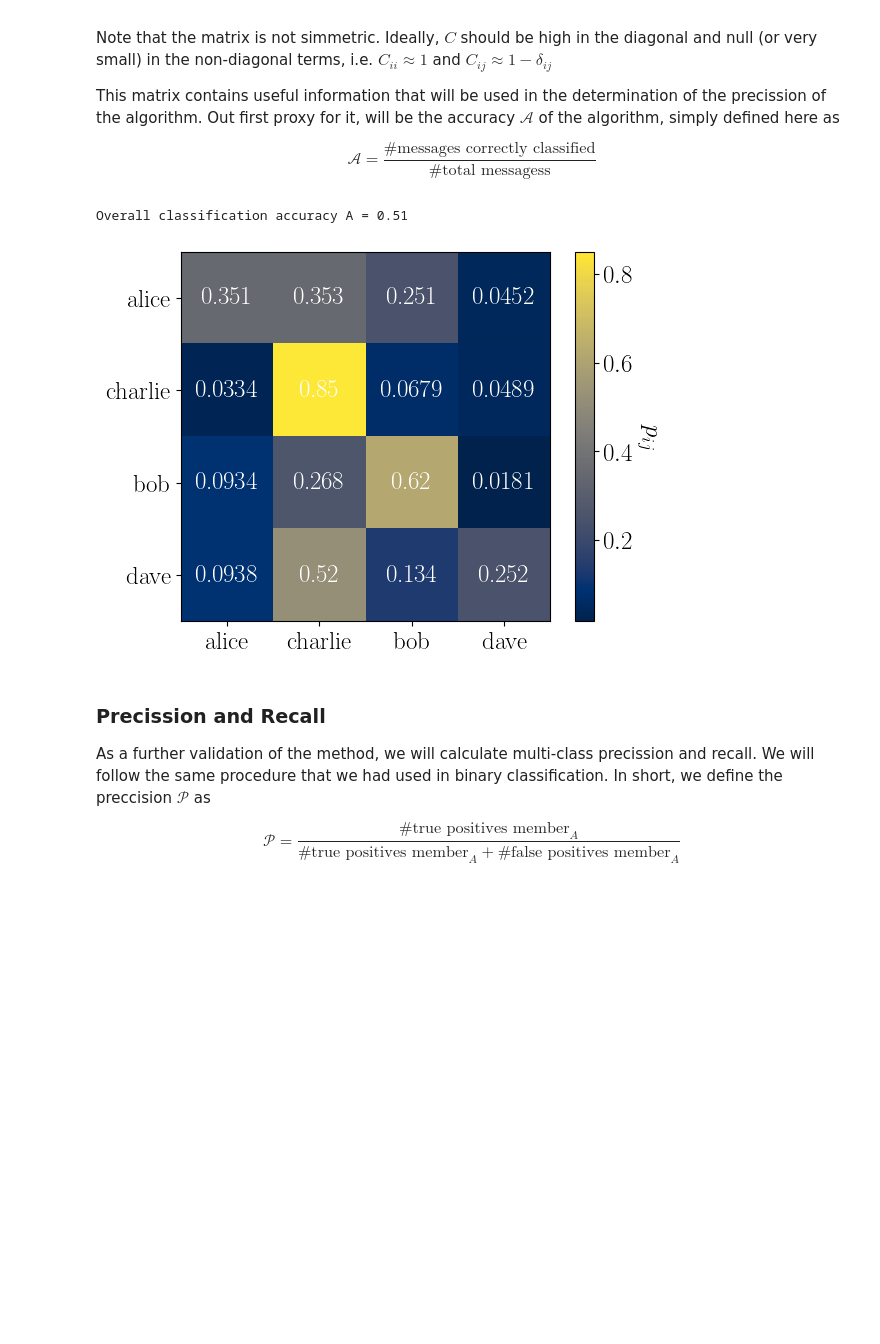
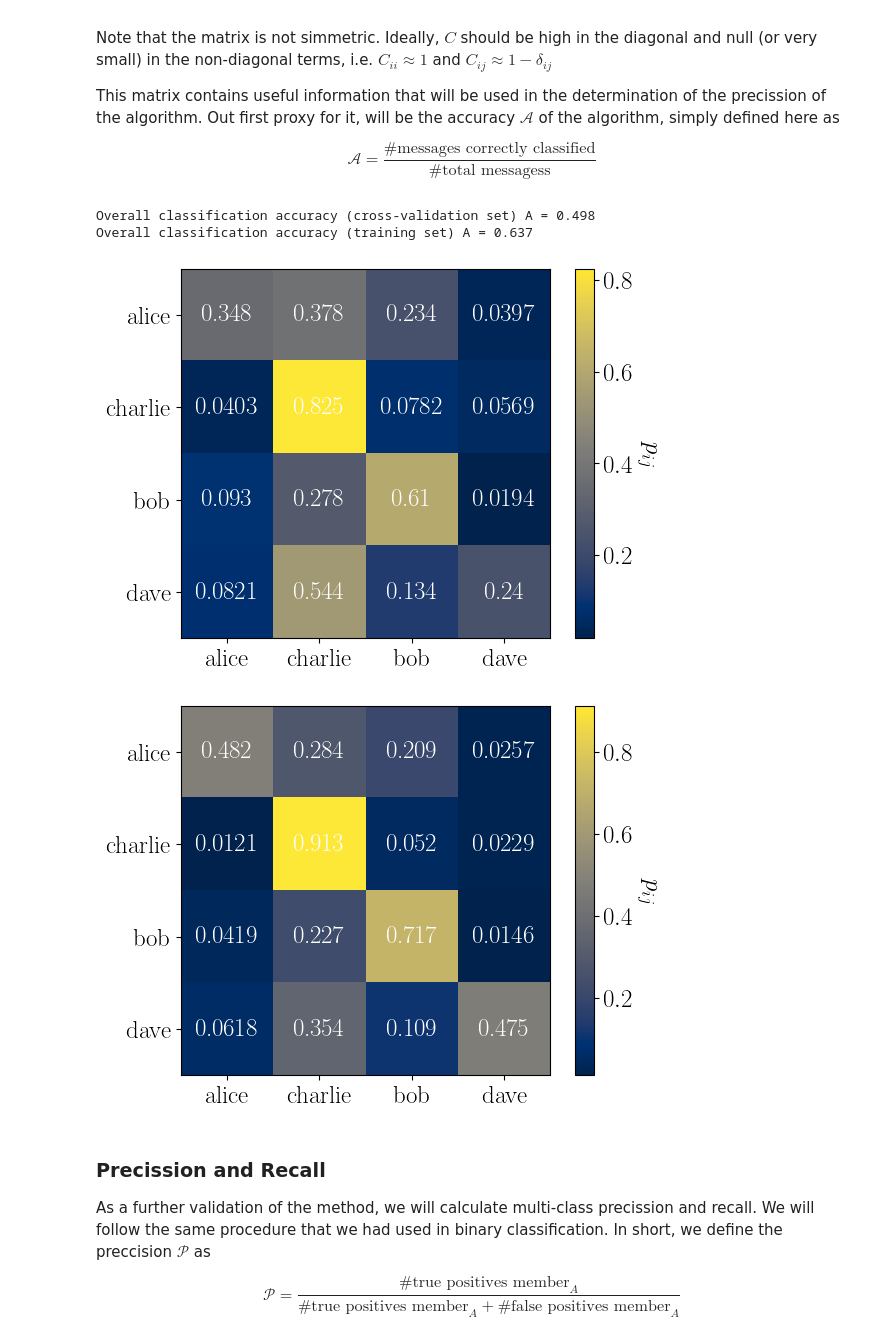
Before and after one commit to pastranacl/naive_bayes_whatsapp_group, a Jupyter notebook: naive_bayes_whatsapp_analysis.ipynb, the cells around one changed output. Cells and saved outputs as stored; diff of their text form; code cells hidden in the pictures; blank space fills up the shorter version.

Commit message:
Reppresent train and cross-validation classification matrices; Documentation updates

```diff
--- a/naive_bayes_whatsapp_analysis.ipynb
+++ b/naive_bayes_whatsapp_analysis.ipynb
@@ -278,20 +280,20 @@ This matrix contains useful information that will be used in the determination o
 
 $$  \mathcal{A} = \frac{\# \text{messages correctly classified}}{\# \text{total messagess}} $$
 # %%
-def evaluate_cross_validation(messages_xval, members_msg_xval, members, num_messages_members, prob_message_members, word_dict_train, plot_precc=True):
+def evaluate_cross_validation(messages, members_msg, members, num_messages_members, prob_message_members, word_dict_train, plot_precc=True):
     """
         This function is used to test the performance of the method. We iterate over all messages in the cross validation set.
         It creates a 2D array reppresenting the probability of predicting a member Y given that the message was sent by X.
         Ideally, it should be very high in the diagonal and null (or very small) in the non-diagonal terms
 
         Parameters:
-            - messages_xval ()
-            - members_msg_xval ():
-            - members ():
-            - num_messages_members ():
-            - prob_message_members ():
-            - word_dict_train ():
-            - plot_precc (bool):
+            - messages (array): Array of strings with messages
+            - members_msg (list): Member associated to each message
+            - members (list): List of all members.
+            - num_messages_members (dict): Total number of messages by a member
+            - prob_message_members (dict): Probability messages by member
+            - word_dict_train (dict): Dictionary for the plotting
+            - plot_precc (bool): Boolean to indicate data plotting
 
         Return:
             - accuracy (double): Acurracy A=#messages correctly classified/#messages total
@@ -307,7 +309,7 @@ def evaluate_cross_validation(messages_xval, members_msg_xval, members, num_mess
         classification_dict_matrix[member] = {m: 0 for m in members}
 
     # We iterate over all messages
-    for message_arr_fmt, member in zip(messages_xval, members_msg_xval):
+    for message_arr_fmt, member in zip(messages, members_msg):
 
         # Convert array to string with spaces
         message = " ".join(message_arr_fmt)
@@ -319,7 +321,7 @@ def evaluate_cross_validation(messages_xval, members_msg_xval, members, num_mess
     accuracy = 0
     for member in members:
         accuracy +=  classification_dict_matrix[member][member]
-    accuracy /= len(members_msg_xval)
+    accuracy /= len(members_msg)
 
     # We rescale by the number of messages of member to find the classifciation probabilities
     for member in members:
@@ -342,37 +344,41 @@ def evaluate_cross_validation(messages_xval, members_msg_xval, members, num_mess
         # Ploting funcitons
         font = {'family' : 'serif',
                 'weight' : 'normal',
                 'size'   : 18}
 
         plt.rc('text', usetex=True)
         plt.rc('font', **font)
         fig, ax = plt.subplots()
 
 
         im = ax.imshow(classification_matrix, cmap='cividis')
 
         # Loop over data dimensions and create text annotations.
         for i in range(n_members):
             for j in range(n_members):
                 text = ax.text(j, i,  float('%.3g' % classification_matrix[i, j]), ha="center", va="center", color="w")
 
         # Labels
         ax.set_xticks(np.arange(n_members), labels=members)
         ax.set_yticks(np.arange(n_members), labels=members)
 
         # Color bar
         cbar = ax.figure.colorbar(im, ax=ax)
         cbar.ax.set_ylabel(r"$p_{ij}$", rotation=-90, va="bottom")
 
 
     return accuracy, classification_dict_matrix
 
+accuracy, classification_dict_matrix = evaluate_cross_validation(messages_xval, members_msg_xval, members, num_messages_members, prob_message_members, word_dict_train)
+print("Overall classification accuracy (cross-validation set) A = " + str(float('%.3g' % accuracy))  )
 
-accuracy, classification_dict_matrix = evaluate_cross_validation(messages_xval, members_msg_xval, members, num_messages_members, prob_message_members, word_dict_train)
-print("Overall classification accuracy A = " + str(float('%.3g' % accuracy))  )
+accuracy, classification_dict_matrix = evaluate_cross_validation(messages_train, members_msg_train, members, num_messages_members, prob_message_members, word_dict_train)
+print("Overall classification accuracy (training set) A = " + str(float('%.3g' % accuracy))  )
 # %% [output]
-Overall classification accuracy A = 0.51
+Overall classification accuracy (cross-validation set) A = 0.498
+Overall classification accuracy (training set) A = 0.637
-[figure, old version]
+[figure, new version]
+[figure, added]
 # %% [markdown]
 ### Precission and Recall
 
```
Also changed, not shown: parts of 2 cells of this notebook, 1 other file.
